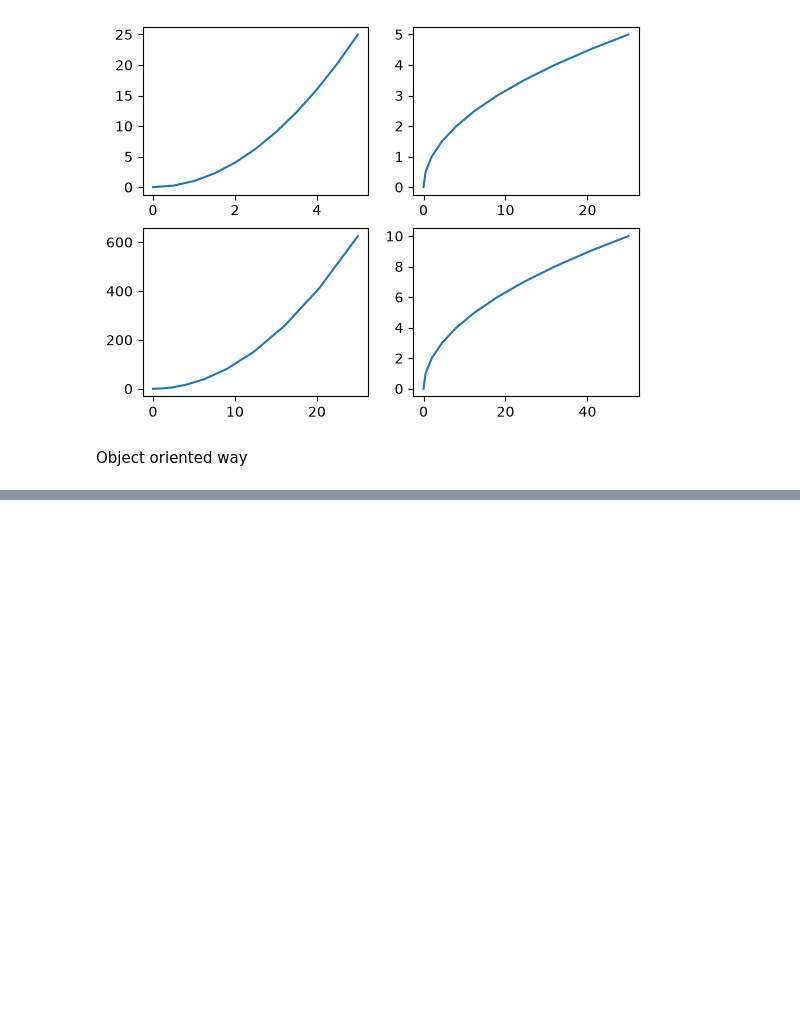
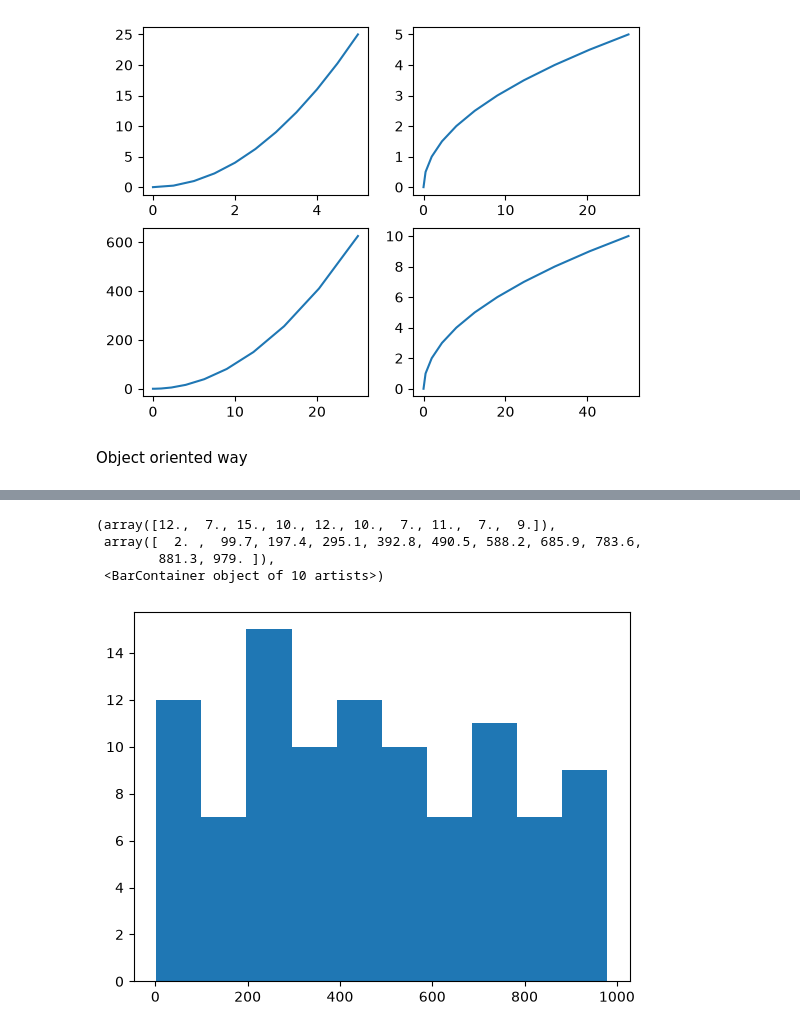
Before and after one commit to pujamaharana029-cpu/Python-Practice, a Jupyter notebook: Data visualization/matplotlib.ipynb, the cells around one changed output, grey strips where cells are left out. Saved outputs shown, nothing was run; the diff lists cells and outputs as text; code cells hidden in the pictures; blank space fills up the shorter version.

```diff
--- a/Data visualization/matplotlib.ipynb
+++ b/Data visualization/matplotlib.ipynb
@@ -47,0 +65,11 @@ axis2.plot(x,y)
+# %%
+#histogram example
+from random import sample
+data=sample(range(1,1000),100)
+plt.hist(data)
+# %% [output]
+(array([12.,  7., 15., 10., 12., 10.,  7., 11.,  7.,  9.]),
+ array([  2. ,  99.7, 197.4, 295.1, 392.8, 490.5, 588.2, 685.9, 783.6,
+        881.3, 979. ]),
+ <BarContainer object of 10 artists>)
+[figure, added]
```
Also changed, not shown: parts of 15 cells of this notebook, 4 other files.
